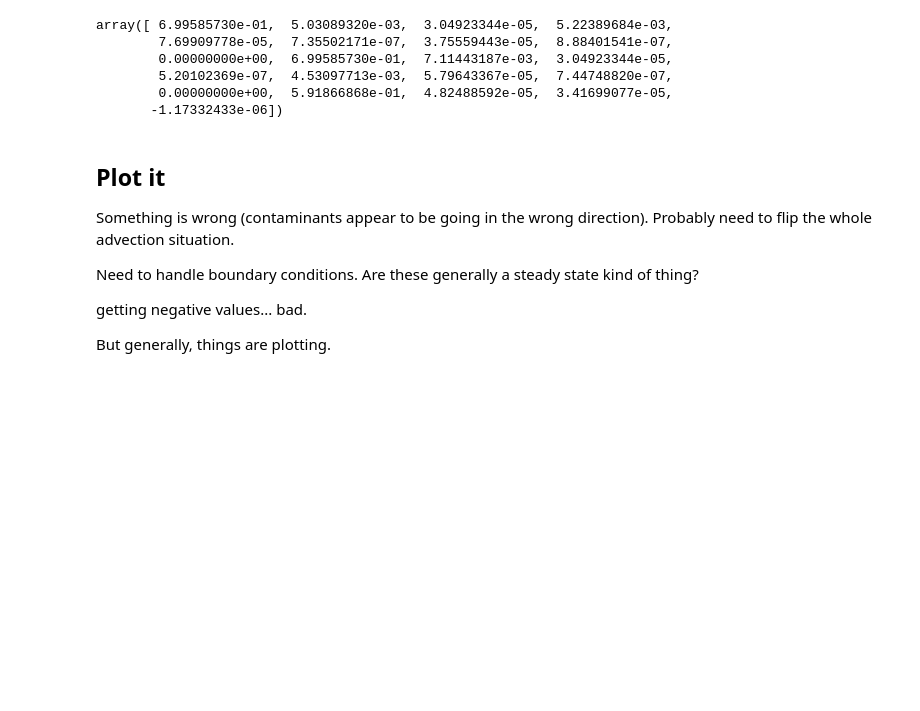
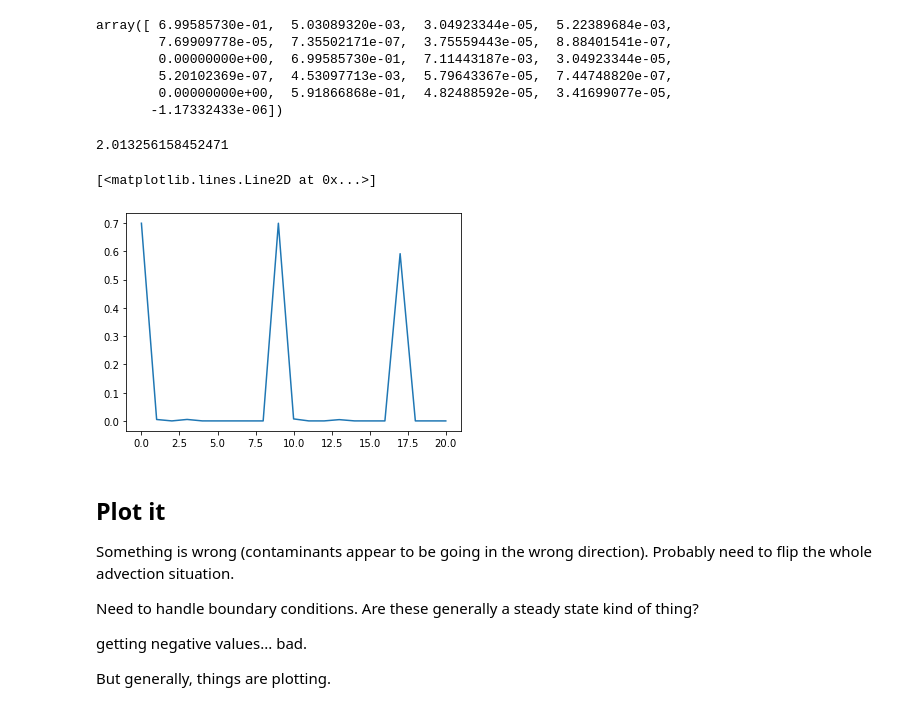
Before and after one commit to EcohydrologyTeam/ClearWater-riverine, a Jupyter notebook: examples/Sparse_Matrix_Framework.ipynb, the cells around one changed output. Saved outputs shown, nothing was run; the diff lists cells and outputs as text; code cells hidden in the pictures; blank space fills up the shorter version.

```diff
--- a/examples/Sparse_Matrix_Framework.ipynb
+++ b/examples/Sparse_Matrix_Framework.ipynb
@@ -310,6 +305,15 @@ array([ 6.99585730e-01,  5.03089320e-03,  3.04923344e-05,  5.22389684e-03,
         5.20102369e-07,  4.53097713e-03,  5.79643367e-05,  7.44748820e-07,
         0.00000000e+00,  5.91866868e-01,  4.82488592e-05,  3.41699077e-05,
        -1.17332433e-06])
+# %%
+dC.sum()
+# %% [output]
+2.013256158452471
+# %%
+plt.plot(range(len(dC)), dC)
+# %% [output]
+[<matplotlib.lines.Line2D at 0x...>]
+[figure, added]
 # %% [markdown]
 ## Plot it
 
```
Also changed, not shown: parts of 10 cells of this notebook, 1 other file.
